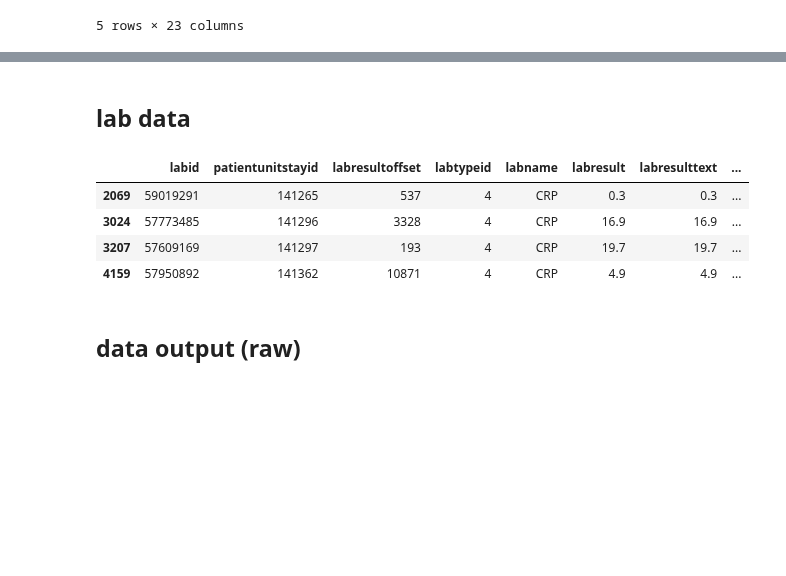
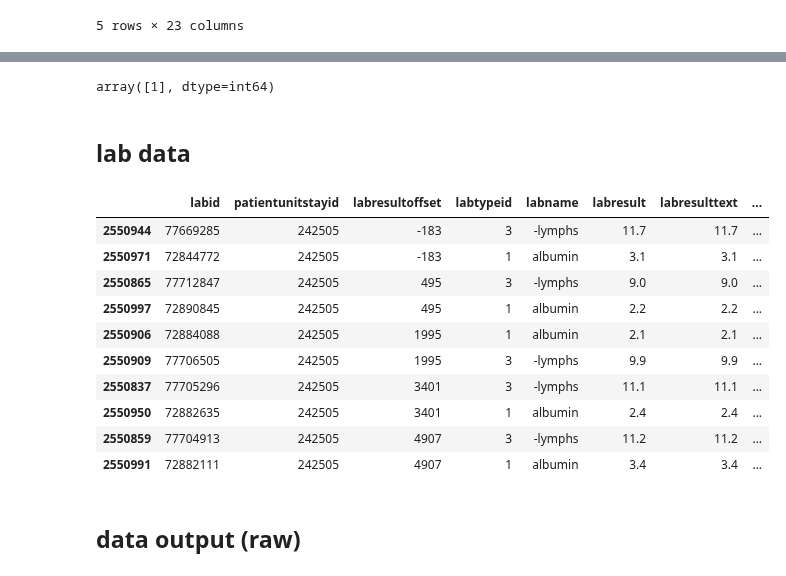
Before and after one commit to zEuler1027/ML_PICS, a Jupyter notebook: stretch.ipynb, the cells around one changed output, grey strips where cells are left out. Cells and saved outputs as stored; diff of their text form; code cells hidden in the pictures; blank space fills up the shorter version.

```diff
--- a/stretch.ipynb
+++ b/stretch.ipynb
@@ -23,18 +79,43 @@ df_patient_result.head()
+# %%
+df = df_exam[df_exam['physicalexamvalue'] == 'HR Current']
+df = df[['patientunitstayid', 'physicalexamoffset']]
+df.groupby('patientunitstayid').count()['physicalexamoffset'].unique()
+# df_exam[
+#     (
+#         df_exam['physicalexamvalue'].map(
+#             lambda s: 'hr' in s.lower()
+#         )
+#     )
+#     & (df_exam['patientunitstayid'] == 208303)
+# ]
+# %% [output]
+array([1], dtype=int64)
 # %% [markdown]
 ## lab data
 # %%
 df_lab = pd.read_csv(
-    eicu_path('lab.csv.gz'),
-    nrows=5000,
+    LAB_PATH,
+    # nrows=5000,
 )
-# %%
-df_lab[df_lab['labname'] == 'CRP']
-# %% [output]
-|  | labid | patientunitstayid | labresultoffset | labtypeid | labname | labresult | labresulttext | ... |
-| 2069 | 59019291 | 141265 | 537 | 4 | CRP | 0.3 | 0.3 | ... |
-| 3024 | 57773485 | 141296 | 3328 | 4 | CRP | 16.9 | 16.9 | ... |
-| 3207 | 57609169 | 141297 | 193 | 4 | CRP | 19.7 | 19.7 | ... |
-| 4159 | 57950892 | 141362 | 10871 | 4 | CRP | 4.9 | 4.9 | ... |
+# %%
+# df_lab[df_lab['patientunitstayid'] == 242505][['patientunitstayid','labname']] \
+#     .groupby('labname').count()
+df_lab[
+    (df_lab['patientunitstayid'] == 242505)
+    & (df_lab['labname'].isin(['albumin', '-lymphs']))
+].sort_values(by='labresultoffset')
+# %% [output]
+|  | labid | patientunitstayid | labresultoffset | labtypeid | labname | labresult | labresulttext | ... |
+| 2550944 | 77669285 | 242505 | -183 | 3 | -lymphs | 11.7 | 11.7 | ... |
+| 2550971 | 72844772 | 242505 | -183 | 1 | albumin | 3.1 | 3.1 | ... |
+| 2550865 | 77712847 | 242505 | 495 | 3 | -lymphs | 9.0 | 9.0 | ... |
+| 2550997 | 72890845 | 242505 | 495 | 1 | albumin | 2.2 | 2.2 | ... |
+| 2550906 | 72884088 | 242505 | 1995 | 1 | albumin | 2.1 | 2.1 | ... |
+| 2550909 | 77706505 | 242505 | 1995 | 3 | -lymphs | 9.9 | 9.9 | ... |
+| 2550837 | 77705296 | 242505 | 3401 | 3 | -lymphs | 11.1 | 11.1 | ... |
+| 2550950 | 72882635 | 242505 | 3401 | 1 | albumin | 2.4 | 2.4 | ... |
+| 2550859 | 77704913 | 242505 | 4907 | 3 | -lymphs | 11.2 | 11.2 | ... |
+| 2550991 | 72882111 | 242505 | 4907 | 1 | albumin | 3.4 | 3.4 | ... |
 # %% [markdown]
 ## data output (raw)
 # %%
```
Also changed, not shown: parts of 9 cells of this notebook, 10 other files.
